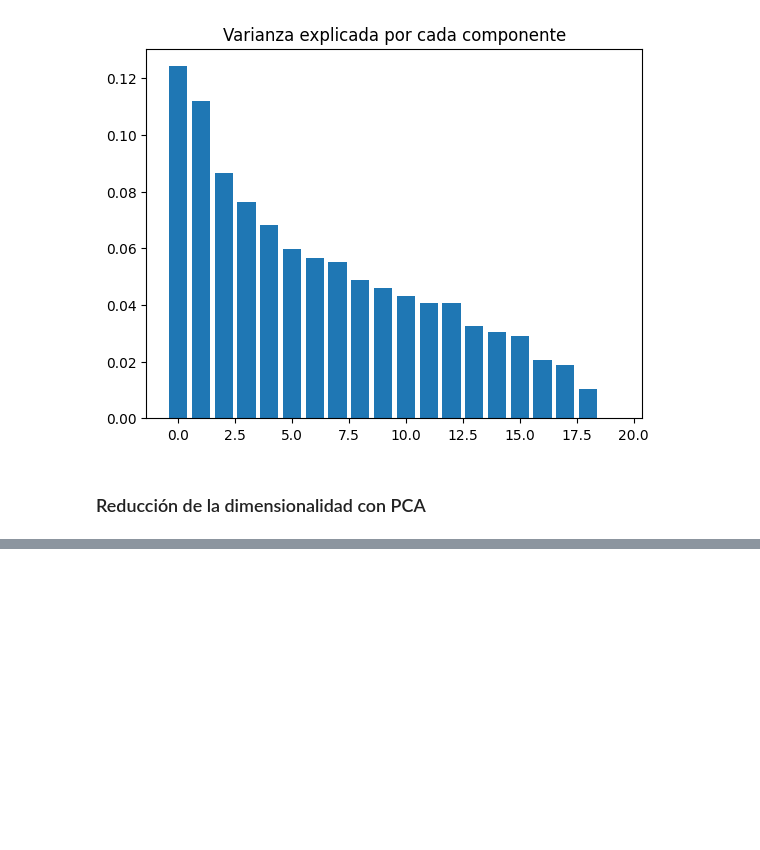
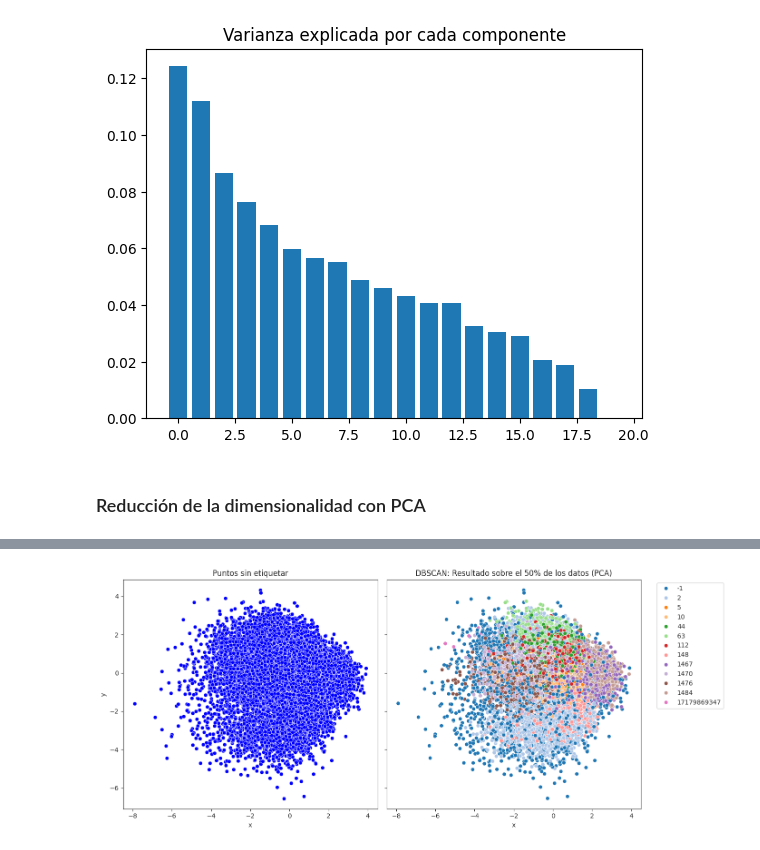
Before and after one commit to hexecoded/BD_Spark, a Jupyter notebook: DBSCAN/DBSCAN_FINAL.ipynb, the cells around one changed output, grey strips where cells are left out. Cells and saved outputs as stored; diff of their text form; code cells hidden in the pictures; blank space fills up the shorter version.

```diff
--- a/DBSCAN/DBSCAN_FINAL.ipynb
+++ b/DBSCAN/DBSCAN_FINAL.ipynb
@@ -1094,0 +1135,4 @@ plot_result(X_tsne, df_etiq_subgeneros["playlist_subgenre"])
+# %%
+plot_result(df_results[['pca1', 'pca2']], df_results["component"], title="DBSCAN: Resultado sobre el 50% de los datos (PCA)")
+# %% [output]
+[figure, added]
```
Also changed, not shown: parts of 68 cells of this notebook, 28 other files.
